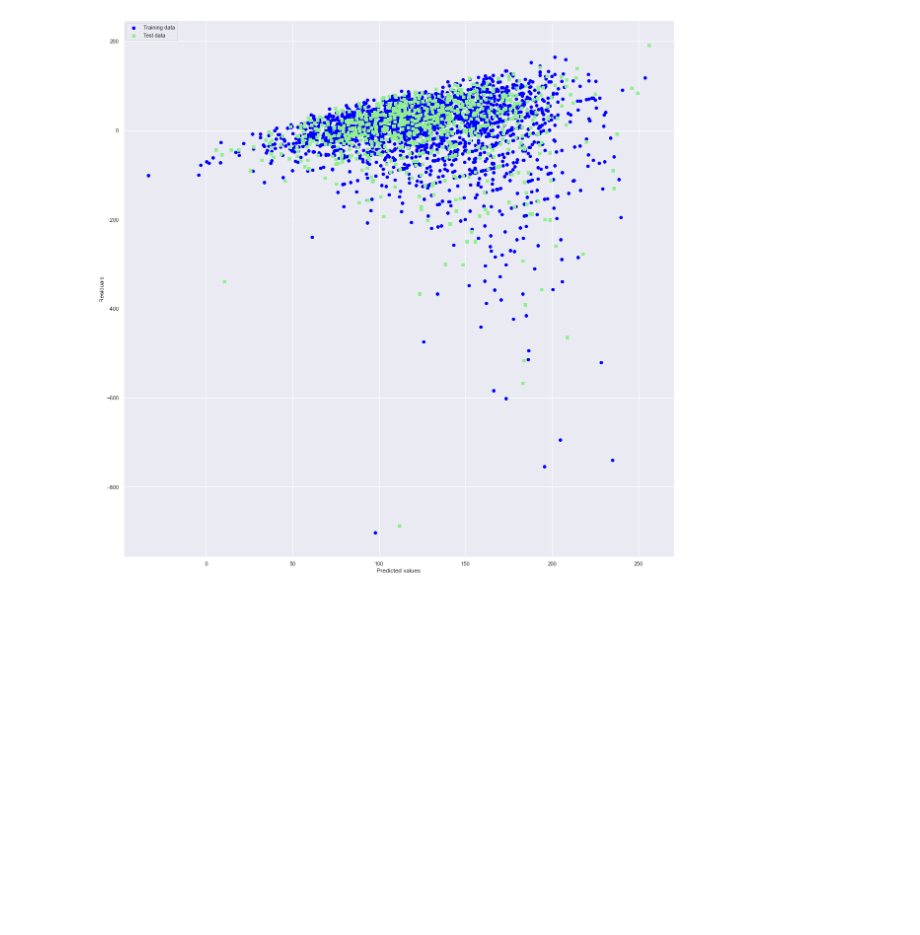
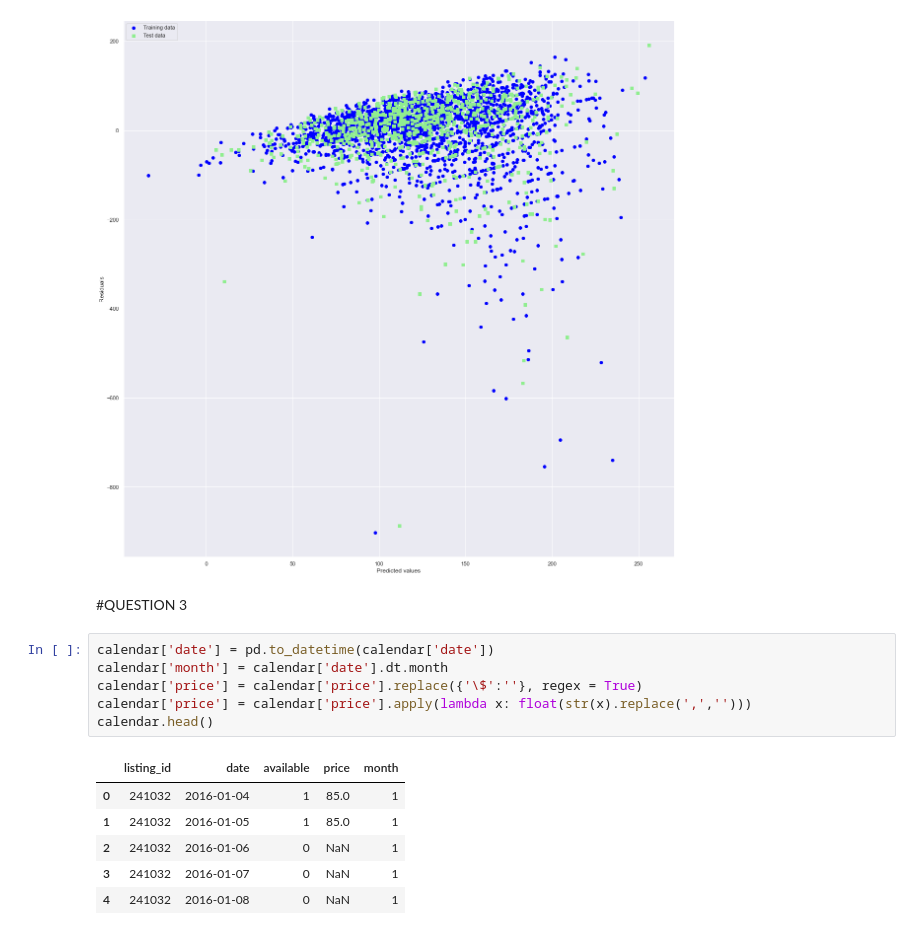
Before and after one commit to gek20/Write_a_Data_Science_Blog_Post, a Jupyter notebook: seattle_airbnb_project.ipynb, the cells around one changed output. Cells and saved outputs as stored; diff of their text form; blank space fills up the shorter version.

```diff
--- a/seattle_airbnb_project.ipynb
+++ b/seattle_airbnb_project.ipynb
@@ -528,3 +530,18 @@ train_linear_model(joint_amenities,list_no_price)
 # %% [output]
 R2 error: 0.14410638355995176
 [figure]
+# %% [markdown]
+#QUESTION 3
+# %%
+calendar['date'] = pd.to_datetime(calendar['date'])
+calendar['month'] = calendar['date'].dt.month
+calendar['price'] = calendar['price'].replace({'\$':''}, regex = True)
+calendar['price'] = calendar['price'].apply(lambda x: float(str(x).replace(',','')))
+calendar.head()
+# %% [output]
+|  | listing_id | date | available | price | month |
+| 0 | 241032 | 2016-01-04 | 1 | 85.0 | 1 |
+| 1 | 241032 | 2016-01-05 | 1 | 85.0 | 1 |
+| 2 | 241032 | 2016-01-06 | 0 | NaN | 1 |
+| 3 | 241032 | 2016-01-07 | 0 | NaN | 1 |
+| 4 | 241032 | 2016-01-08 | 0 | NaN | 1 |
```
Also changed, not shown: parts of 14 cells of this notebook, 2 other files.
